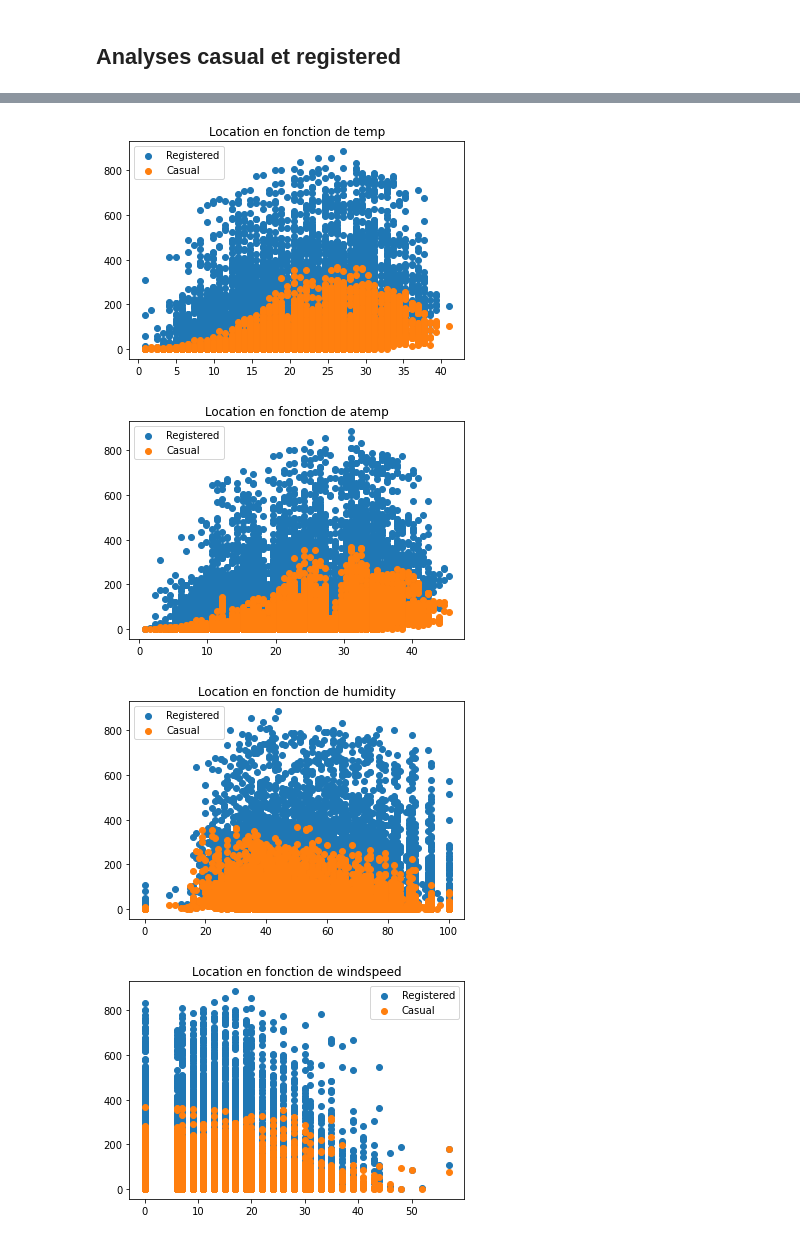
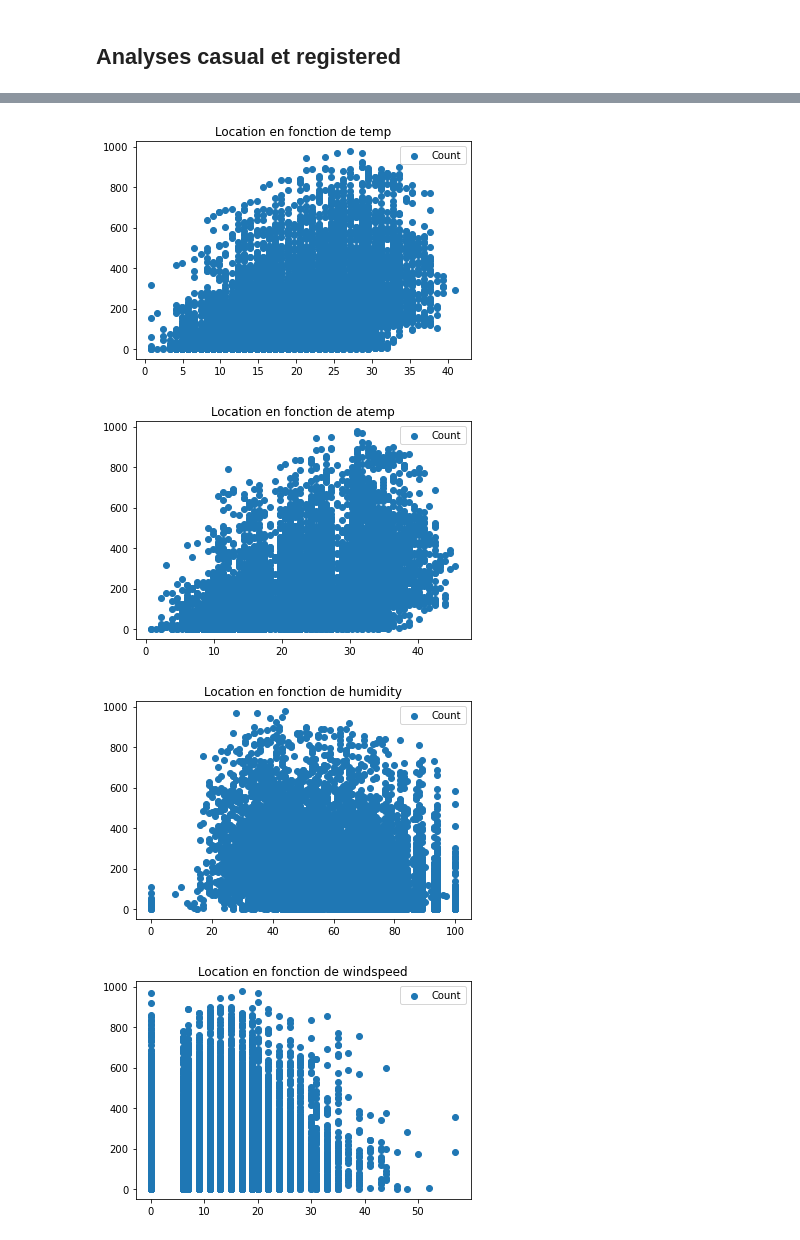
Before and after one commit to RudyBourez/Bike_Sharing, a Jupyter notebook: analyses_rudy.ipynb, the cells around one changed output, grey strips where cells are left out. Cells and saved outputs as stored; diff of their text form; code cells hidden in the pictures.

```diff
--- a/analyses_rudy.ipynb
+++ b/analyses_rudy.ipynb
@@ -146,8 +153,7 @@ import seaborn as sns
 import matplotlib.pyplot as plt
 # %%
 for col in df.drop(["datetime", "registered","count","casual"],axis=1).columns:
-    plt.scatter(df[col], df["registered"], label="Registered")
-    plt.scatter(df[col], df["casual"], label="Casual")
+    plt.scatter(df[col], df["count"], label="Count")
     plt.legend()
     plt.title(f"Location en fonction de {col}")
     plt.show()
@@ -159,4 +165,4 @@ for col in df.drop(["datetime", "registered","count","casual"],axis=1).columns:
-[figure, old version]
+[figure, new version]
-[figure, old version]
+[figure, new version]
-[figure, old version]
+[figure, new version]
-[figure, old version]
+[figure, new version]
```
Also changed, not shown: parts of 2 cells of this notebook, 6 other files.
